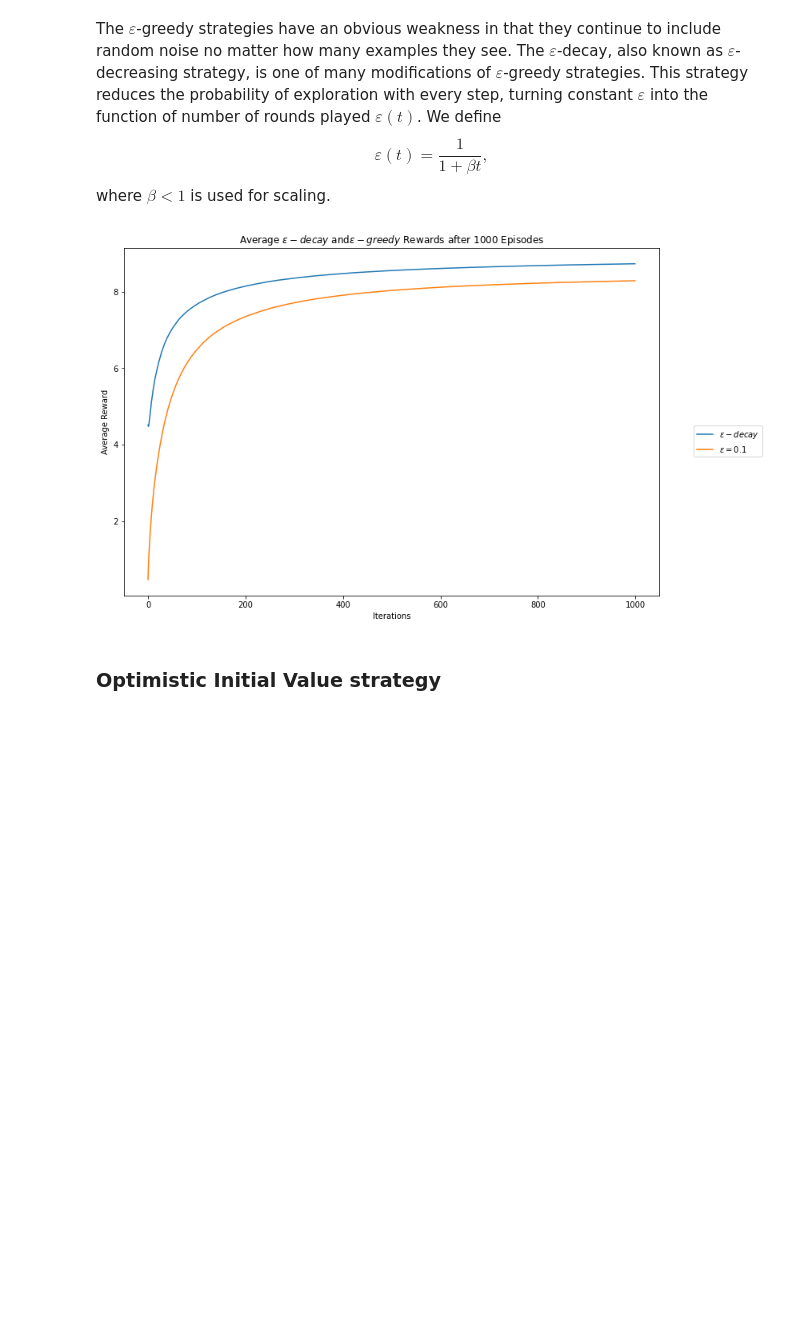
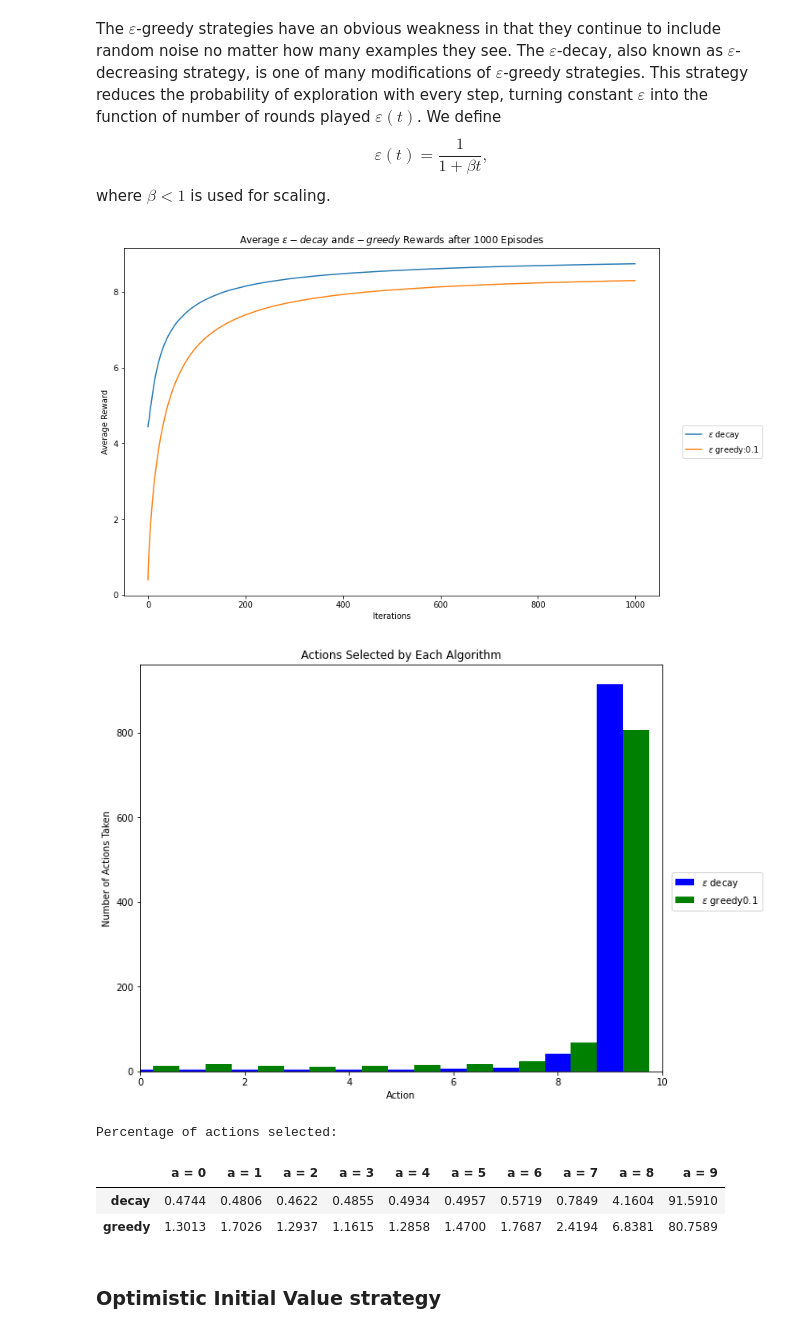
Before and after one commit to lhotaane/MultiArmedBandit, a Jupyter notebook: main.ipynb, the cells around one changed output. Saved outputs shown, nothing was run; the diff lists cells and outputs as text; code cells hidden in the pictures; blank space fills up the shorter version.

```diff
--- a/main.ipynb
+++ b/main.ipynb
@@ -166,38 +166,75 @@ from bandits import eps_decay_bandit
 # %% [markdown]
 The $\varepsilon$-greedy strategies have an obvious weakness in that they continue to include random noise no matter how many examples they see. The $\varepsilon$-decay, also known as $\varepsilon$-decreasing strategy, is one of many modifications of $\varepsilon$-greedy strategies. This strategy reduces the probability of exploration with every step, turning constant $\varepsilon$ into the function of number of rounds played $\varepsilon(t)$. We define $$\varepsilon(t)=\frac{1}{1+\beta t},$$ where $\beta<1$ is used for scaling.
 # %%
+# Initialization
 eps_decay_rewards = np.zeros(iters)
-eps_rewards = np.zeros(iters)
+eps_greedy_rewards = np.zeros(iters)
+eps_decay_selection = np.zeros(k)
+eps_greedy_selection = np.zeros(k)
 
 # Run experiments
 for i in range(episodes):
     # Initialize bandits
     eps_decay = eps_decay_bandit(k, iters, 1/k, mu=mu_input)
-    eps_1 = eps_greedy_bandit(k, 0.1, iters, eps_decay.mu.copy())
+    eps_greedy = eps_greedy_bandit(k, 0.1, iters, eps_decay.mu.copy())
 
     # Run experiments
     eps_decay.run()
-    eps_1.run()
+    eps_greedy.run()
 
     # Update long-term averages
     eps_decay_rewards = eps_decay_rewards + (
         eps_decay.reward - eps_decay_rewards) / (i + 1)
-    eps_1_rewards = eps_1_rewards + (
-        eps_1.reward - eps_1_rewards) / (i + 1)
+    eps_greedy_rewards = eps_greedy_rewards + (
+        eps_greedy.reward - eps_greedy_rewards) / (i + 1)
+
+    # Average actions per episode
+    eps_decay_selection = eps_decay_selection + (
+        eps_decay.k_n - eps_decay_selection) / (i + 1)
+    eps_greedy_selection = eps_greedy_selection + (
+        eps_greedy.k_n - eps_greedy_selection) / (i + 1)
 # %%
 # Average rewards
 plt.figure(figsize=(12,8))
-plt.plot(eps_decay_rewards, label="$\epsilon-decay$")
-plt.plot(eps_1_rewards, label="$\epsilon=0.1$")
+plt.plot(eps_decay_rewards, label="$\epsilon$ decay")
+plt.plot(eps_greedy_rewards, label="$\epsilon$ greedy:"+str(eps_greedy.eps))
 plt.legend(bbox_to_anchor=(1.2, 0.5))
 plt.xlabel("Iterations")
 plt.ylabel("Average Reward")
 plt.title("Average $\epsilon-decay$ and" +
     "$\epsilon-greedy$ Rewards after "
     + str(episodes) + " Episodes")
 plt.show()
+
+# Counts of actions
+bins = np.linspace(0, k-1, k)
+
+plt.figure(figsize=(10,8))
+plt.bar(bins, eps_decay_selection,
+        width = 0.5, color='b',
+        label="$\epsilon$ decay")
+plt.bar(bins+0.5, eps_greedy_selection,
+        width=0.5, color='g',
+        label="$\epsilon$ greedy"+str(eps_greedy.eps))
+plt.legend(bbox_to_anchor=(1.2, 0.5))
+plt.xlim([0,k])
+plt.title("Actions Selected by Each Algorithm")
+plt.xlabel("Action")
+plt.ylabel("Number of Actions Taken")
+plt.show()
+
+opt_per = np.array([eps_decay_selection, eps_greedy_selection]) / iters * 100
+df = pd.DataFrame(opt_per, index=['decay', 'greedy'],
+                 columns=["a = " + str(x) for x in range(0, k)])
+print("Percentage of actions selected:")
+df
 # %% [output]
-[figure, old version]
+[figure, new version]
+[figure, added]
+Percentage of actions selected:
+|  | a = 0 | a = 1 | a = 2 | a = 3 | a = 4 | a = 5 | a = 6 | a = 7 | a = 8 | a = 9 |
+| decay | 0.4744 | 0.4806 | 0.4622 | 0.4855 | 0.4934 | 0.4957 | 0.5719 | 0.7849 | 4.1604 | 91.5910 |
+| greedy | 1.3013 | 1.7026 | 1.2937 | 1.1615 | 1.2858 | 1.4700 | 1.7687 | 2.4194 | 6.8381 | 80.7589 |
 # %% [markdown]
 ### Optimistic Initial Value strategy
 # %% [markdown]
```
Also changed, not shown: parts of 14 cells of this notebook, 1 other file.
